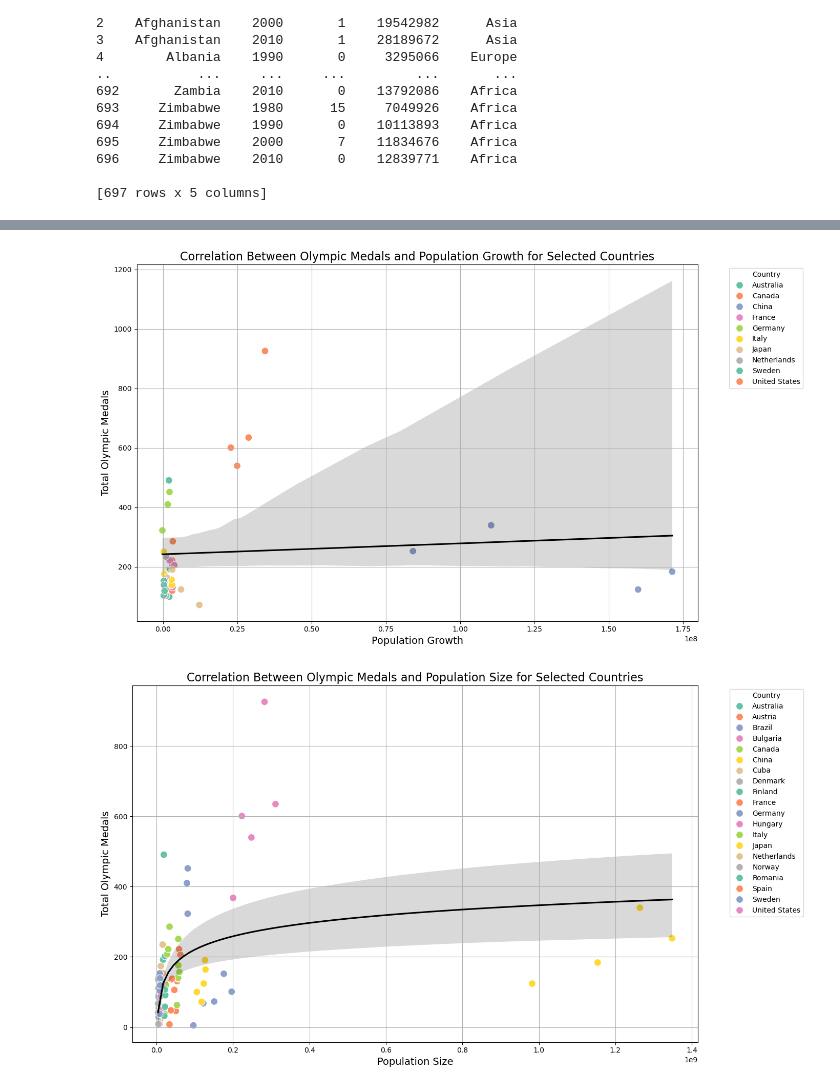
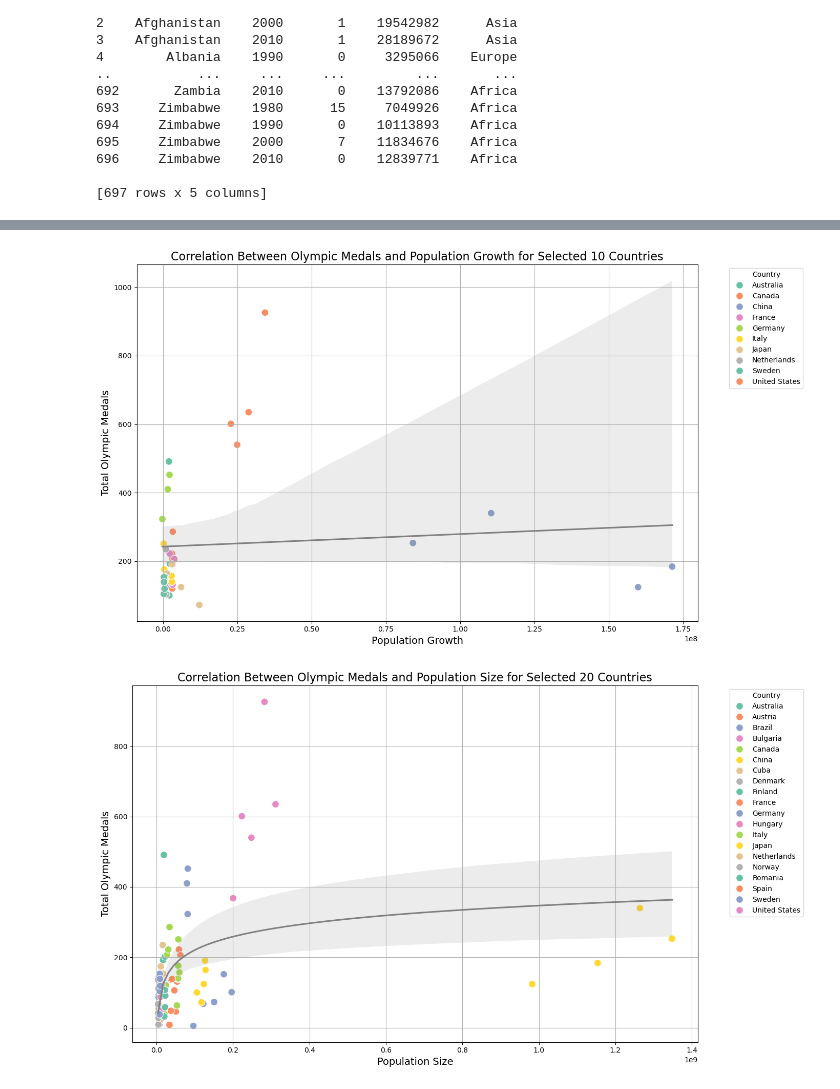
Before and after one commit to 2damlee/project_part2, a Jupyter notebook: olympicPjt.ipynb, the cells around one changed output, grey strips where cells are left out. Saved outputs shown, nothing was run; the diff lists cells and outputs as text; code cells hidden in the pictures.

```diff
--- a/olympicPjt.ipynb
+++ b/olympicPjt.ipynb
@@ -532,33 +532,38 @@ plt.show()
 # %%
+## Graph for Correlation Between Opympic Medals and Population Growth
+
 # Calculate Population Growth (current decade's population - previous decade's population)
 population_pf.sort_values(by=['CountryName', 'Decade'], inplace=True)
 population_pf['PopulationGrowth'] = population_pf.groupby('CountryName')['Population'].diff()
 
 # Merge Olympic data with Population Growth data
 olympic_pop_growth_df = pd.merge(country_mpoints_decade, population_pf[['CountryName', 'Decade', 'PopulationGrowth']], on=['CountryName', 'Decade'])
 
 # Select a subset of countries to make the plot readable
 # For example, top 10 countries based on total medal counts
-top_countries = olympic_pop_growth_df.groupby('CountryName')['Points'].sum().nlargest(10).index
+top_n = 10
+top_countries = olympic_pop_growth_df.groupby('CountryName')['Points'].sum().nlargest(top_n).index
 selected_data = olympic_pop_growth_df[olympic_pop_growth_df['CountryName'].isin(top_countries)]
 
 # Create the scatter plot
 plt.figure(figsize=(14, 8))
 scatter_plot = sns.scatterplot(data=selected_data, x='PopulationGrowth', y='Points', hue='CountryName', palette='Set2', s=100)
 
-# Optionally, add a regression line
-sns.regplot(data=selected_data, x='PopulationGrowth', y='Points', scatter=False, color='black')
+# Add a regression line
+sns.regplot(data=selected_data, x='PopulationGrowth', y='Points', scatter=False, color='gray')
 
-plt.title('Correlation Between Olympic Medals and Population Growth for Selected Countries', fontsize=16)
+plt.title(f'Correlation Between Olympic Medals and Population Growth for Selected {top_n} Countries', fontsize=16)
 plt.xlabel('Population Growth', fontsize=14)
 plt.ylabel('Total Olympic Medals', fontsize=14)
 plt.grid(True)
 plt.legend(title='Country', bbox_to_anchor=(1.05, 1), loc=2)
 plt.tight_layout()
 plt.show()
 # %% [output]
-[figure, old version]
+[figure, new version]
 # %%
+## Graph for Correlation Between Opympic Medals and Population Growth
+
 # Aggregate the total number of medals by country and decade
 country_mpoints_decade = olympic_gdp_df.groupby(['CountryName', 'Decade'])['Points'].count().reset_index()
 
@@ -568,18 +573,19 @@ country_population_decade = population_pf.groupby(['CountryName', 'Decade'])['Po
 # Merge the medals and population data
 medals_population_merged = pd.merge(country_mpoints_decade, country_population_decade, on=['CountryName', 'Decade'])
 
-# Select a subset of countries for visualization (optional)
-top_countries = medals_population_merged.groupby('CountryName')['Points'].sum().nlargest(20).index
+# Select a subset of countries for visualization
+top_n = 20
+top_countries = medals_population_merged.groupby('CountryName')['Points'].sum().nlargest(top_n).index
 selected_data = medals_population_merged[medals_population_merged['CountryName'].isin(top_countries)]
 
 # Create the scatter plot
 plt.figure(figsize=(14, 8))
 sns.scatterplot(data=selected_data, x='Population', y='Points', hue='CountryName', palette='Set2', s=100)
 
-# Optionally, add a regression line
-sns.regplot(data=selected_data, x='Population', y='Points', scatter=False, color='black', logx=True)
+# Add a regression line
+sns.regplot(data=selected_data, x='Population', y='Points', scatter=False, color='gray', logx=True)
 
-plt.title('Correlation Between Olympic Medals and Population Size for Selected Countries', fontsize=16)
+plt.title(f'Correlation Between Olympic Medals and Population Size for Selected {top_n} Countries', fontsize=16)
 plt.xlabel('Population Size', fontsize=14)
 plt.ylabel('Total Olympic Medals', fontsize=14)
 plt.grid(True)
@@ -587,4 +593,4 @@ plt.legend(title='Country', bbox_to_anchor=(1.05, 1), loc=2)
 plt.tight_layout()
 plt.show()
 # %% [output]
-[figure, old version]
+[figure, new version]
```
Also changed, not shown: parts of 4 cells of this notebook.
